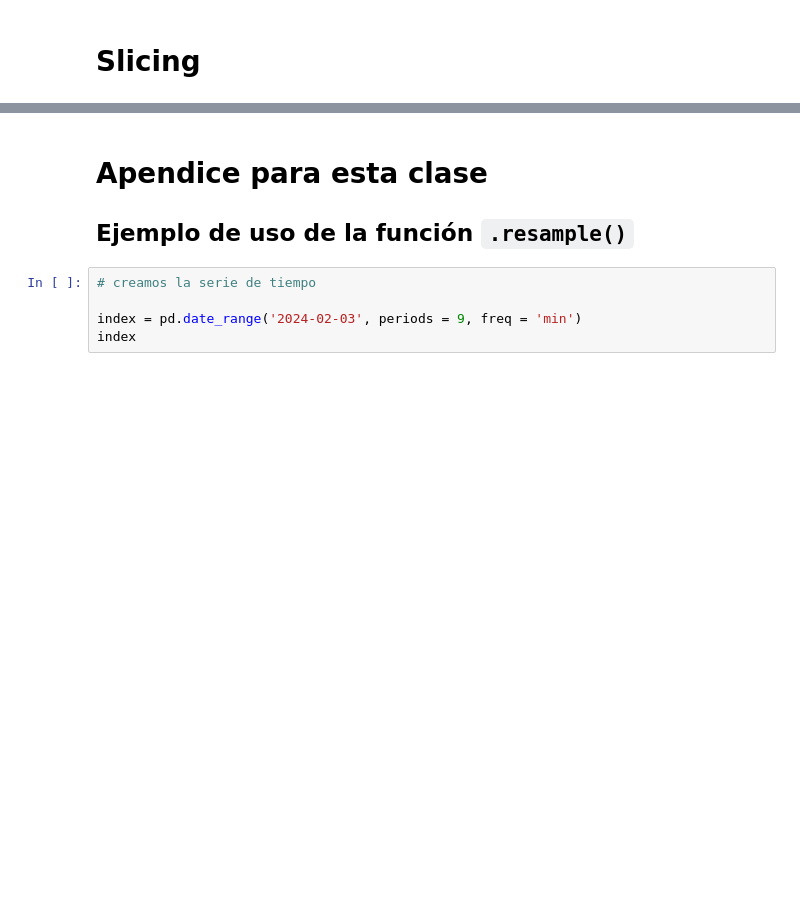
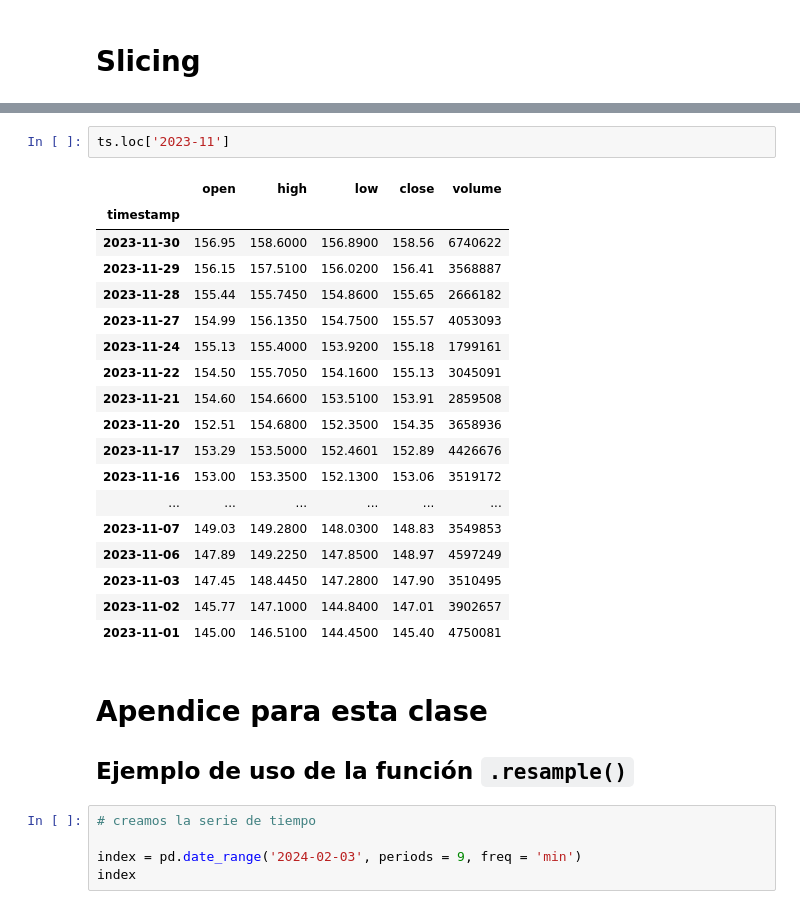
Before and after one commit to marco-canas/didactica_ciencia_datos, a Jupyter notebook: 1_curso_machine_learning/8_time_series/curso_corto_series_tiempo/2_time_series_wes_mckinney/1_indexing_selection_subsetting/1_indexing_selection_subsetting.ipynb, the cells around one changed output, grey strips where cells are left out. Saved outputs shown, nothing was run; the diff lists cells and outputs as text; blank space fills up the shorter version.

```diff
--- a/1_curso_machine_learning/8_time_series/curso_corto_series_tiempo/2_time_series_wes_mckinney/1_indexing_selection_subsetting/1_indexing_selection_subsetting.ipynb
+++ b/1_curso_machine_learning/8_time_series/curso_corto_series_tiempo/2_time_series_wes_mckinney/1_indexing_selection_subsetting/1_indexing_selection_subsetting.ipynb
@@ -387,3 +419,24 @@ ts.iloc[1:4,1:3]
+# %%
+ts.loc['2023-11']
+# %% [output]
+|  | open | high | low | close | volume |
+| timestamp |  |  |  |  |  |
+| 2023-11-30 | 156.95 | 158.6000 | 156.8900 | 158.56 | 6740622 |
+| 2023-11-29 | 156.15 | 157.5100 | 156.0200 | 156.41 | 3568887 |
+| 2023-11-28 | 155.44 | 155.7450 | 154.8600 | 155.65 | 2666182 |
+| 2023-11-27 | 154.99 | 156.1350 | 154.7500 | 155.57 | 4053093 |
+| 2023-11-24 | 155.13 | 155.4000 | 153.9200 | 155.18 | 1799161 |
+| 2023-11-22 | 154.50 | 155.7050 | 154.1600 | 155.13 | 3045091 |
+| 2023-11-21 | 154.60 | 154.6600 | 153.5100 | 153.91 | 2859508 |
+| 2023-11-20 | 152.51 | 154.6800 | 152.3500 | 154.35 | 3658936 |
+| 2023-11-17 | 153.29 | 153.5000 | 152.4601 | 152.89 | 4426676 |
+| 2023-11-16 | 153.00 | 153.3500 | 152.1300 | 153.06 | 3519172 |
+| ... | ... | ... | ... | ... | ... |
+| 2023-11-07 | 149.03 | 149.2800 | 148.0300 | 148.83 | 3549853 |
+| 2023-11-06 | 147.89 | 149.2250 | 147.8500 | 148.97 | 4597249 |
+| 2023-11-03 | 147.45 | 148.4450 | 147.2800 | 147.90 | 3510495 |
+| 2023-11-02 | 145.77 | 147.1000 | 144.8400 | 147.01 | 3902657 |
+| 2023-11-01 | 145.00 | 146.5100 | 144.4500 | 145.40 | 4750081 |
 # %% [markdown]
 # Apendice para esta clase
 
```
Also changed, not shown: parts of 43 cells of this notebook, 3 other files.
